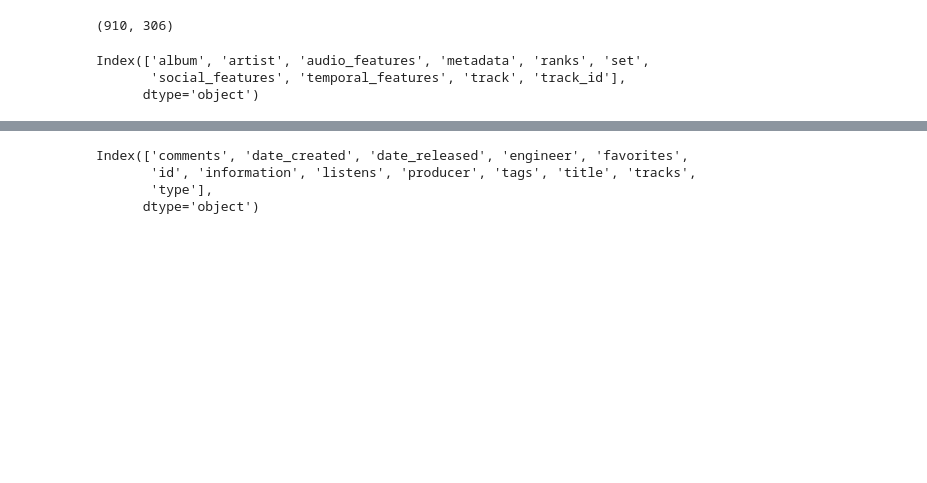
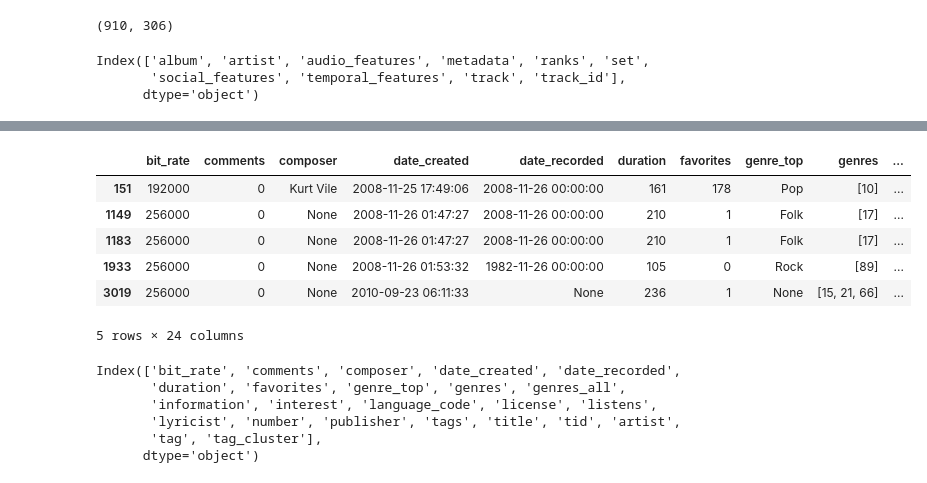
Before and after one commit to cayasryan/AI-201-Final-Project, a Jupyter notebook: data-preparation/feature-extraction/extract_music_feats.ipynb, the cells around one changed output, grey strips where cells are left out. Cells and saved outputs as stored; diff of their text form; code cells hidden in the pictures; blank space fills up the shorter version.

```diff
--- a/data-preparation/feature-extraction/extract_music_feats.ipynb
+++ b/data-preparation/feature-extraction/extract_music_feats.ipynb
@@ -31,7 +68,19 @@ Index(['album', 'artist', 'audio_features', 'metadata', 'ranks', 'set',
+# %%
+features.track.head() # genres, listens, duration, interest, tag_cluster
+# %% [output]
+|  | bit_rate | comments | composer | date_created | date_recorded | duration | favorites | genre_top | genres | ... |
+| 151 | 192000 | 0 | Kurt Vile | 2008-11-25 17:49:06 | 2008-11-26 00:00:00 | 161 | 178 | Pop | [10] | ... |
+| 1149 | 256000 | 0 | None | 2008-11-26 01:47:27 | 2008-11-26 00:00:00 | 210 | 1 | Folk | [17] | ... |
+| 1183 | 256000 | 0 | None | 2008-11-26 01:47:27 | 2008-11-26 00:00:00 | 210 | 1 | Folk | [17] | ... |
+| 1933 | 256000 | 0 | None | 2008-11-26 01:53:32 | 1982-11-26 00:00:00 | 105 | 0 | Rock | [89] | ... |
+| 3019 | 256000 | 0 | None | 2010-09-23 06:11:33 | None | 236 | 1 | None | [15, 21, 66] | ... |
+5 rows × 24 columns
 # %%
-features.album.columns
+features.track.columns
 # %% [output]
-Index(['comments', 'date_created', 'date_released', 'engineer', 'favorites',
-       'id', 'information', 'listens', 'producer', 'tags', 'title', 'tracks',
-       'type'],
+Index(['bit_rate', 'comments', 'composer', 'date_created', 'date_recorded',
+       'duration', 'favorites', 'genre_top', 'genres', 'genres_all',
+       'information', 'interest', 'language_code', 'license', 'listens',
+       'lyricist', 'number', 'publisher', 'tags', 'title', 'tid', 'artist',
+       'tag', 'tag_cluster'],
       dtype='object')
```
Also changed, not shown: parts of 11 cells of this notebook, 1 other file.
